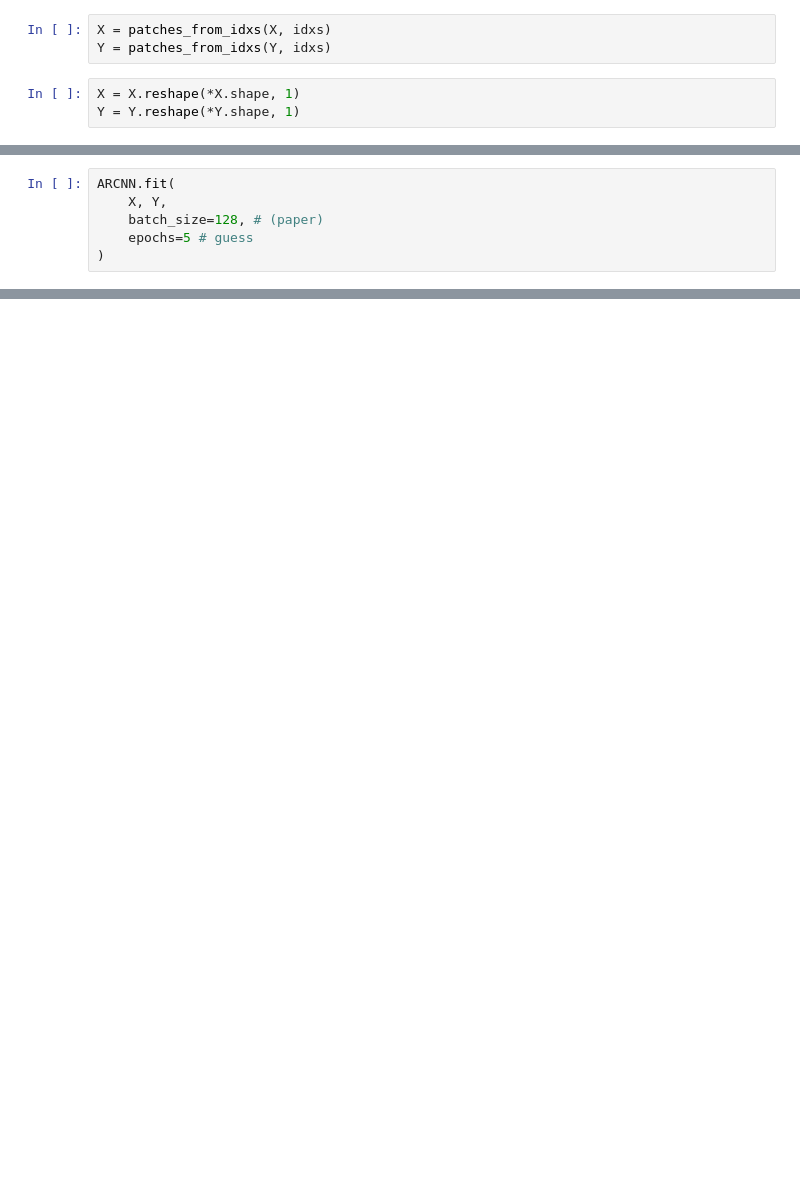
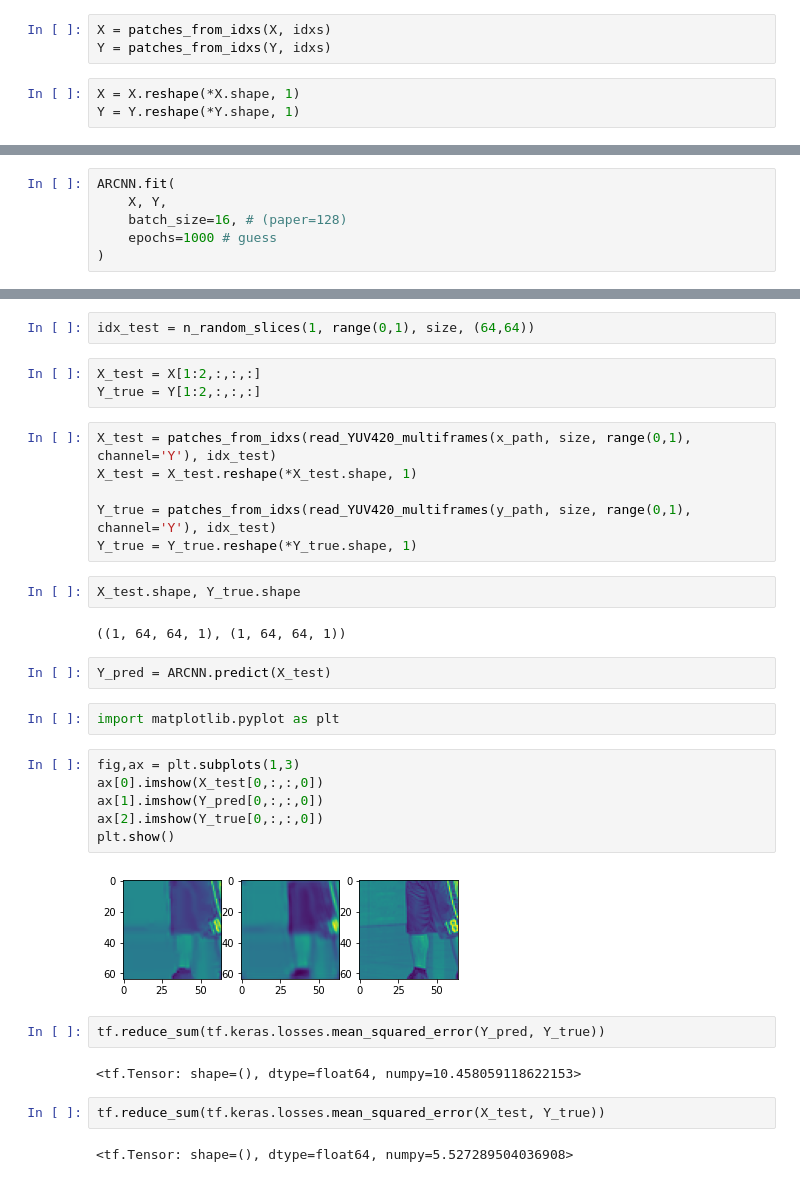
Before and after one commit to pedrorohde/video-coding-utils, a Jupyter notebook: AR-CNN-test.ipynb, the cells around one changed output, grey strips where cells are left out. Cells and saved outputs as stored; diff of their text form; blank space fills up the shorter version.

```diff
--- a/AR-CNN-test.ipynb
+++ b/AR-CNN-test.ipynb
@@ -68,7 +92,7 @@ ARCNN.compile(
 # %%
 ARCNN.fit(
     X, Y,
-    batch_size=128, # (paper)
-    epochs=5 # guess
+    batch_size=16, # (paper=128)
+    epochs=1000 # guess
 )
 # %% [output]
@@ -76,0 +117,35 @@ KeyboardInterrupt:
+# %%
+idx_test = n_random_slices(1, range(0,1), size, (64,64))
+# %%
+X_test = X[1:2,:,:,:]
+Y_true = Y[1:2,:,:,:]
+# %%
+X_test = patches_from_idxs(read_YUV420_multiframes(x_path, size, range(0,1), channel='Y'), idx_test)
+X_test = X_test.reshape(*X_test.shape, 1)
+
+Y_true = patches_from_idxs(read_YUV420_multiframes(y_path, size, range(0,1), channel='Y'), idx_test)
+Y_true = Y_true.reshape(*Y_true.shape, 1)
+# %%
+X_test.shape, Y_true.shape
+# %% [output]
+((1, 64, 64, 1), (1, 64, 64, 1))
+# %%
+Y_pred = ARCNN.predict(X_test)
+# %%
+import matplotlib.pyplot as plt
+# %%
+fig,ax = plt.subplots(1,3)
+ax[0].imshow(X_test[0,:,:,0])
+ax[1].imshow(Y_pred[0,:,:,0])
+ax[2].imshow(Y_true[0,:,:,0])
+plt.show()
+# %% [output]
+[figure, added]
+# %%
+tf.reduce_sum(tf.keras.losses.mean_squared_error(Y_pred, Y_true))
+# %% [output]
+<tf.Tensor: shape=(), dtype=float64, numpy=10.458059118622153>
+# %%
+tf.reduce_sum(tf.keras.losses.mean_squared_error(X_test, Y_true))
+# %% [output]
+<tf.Tensor: shape=(), dtype=float64, numpy=5.527289504036908>
```
Also changed, not shown: parts of 12 cells of this notebook.
